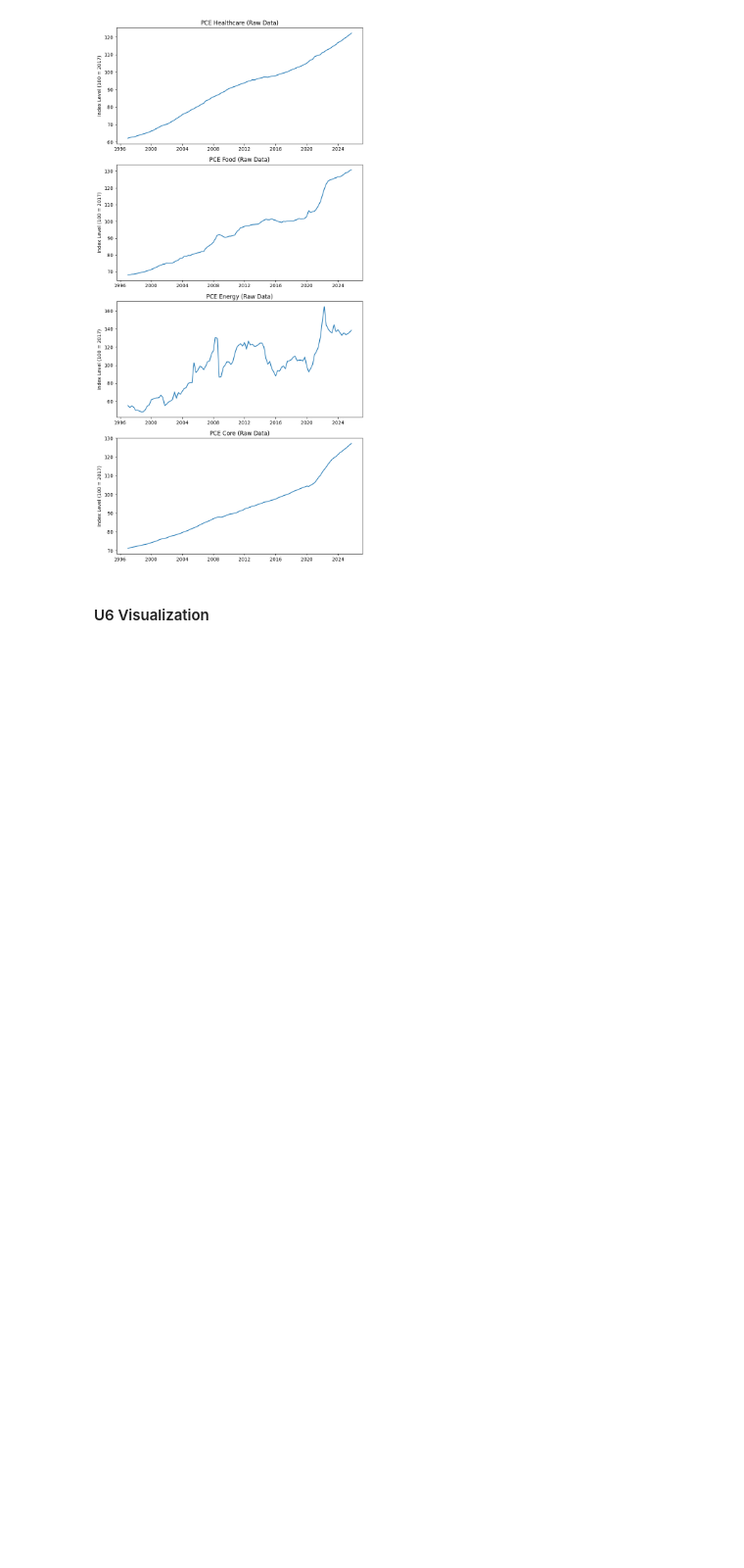
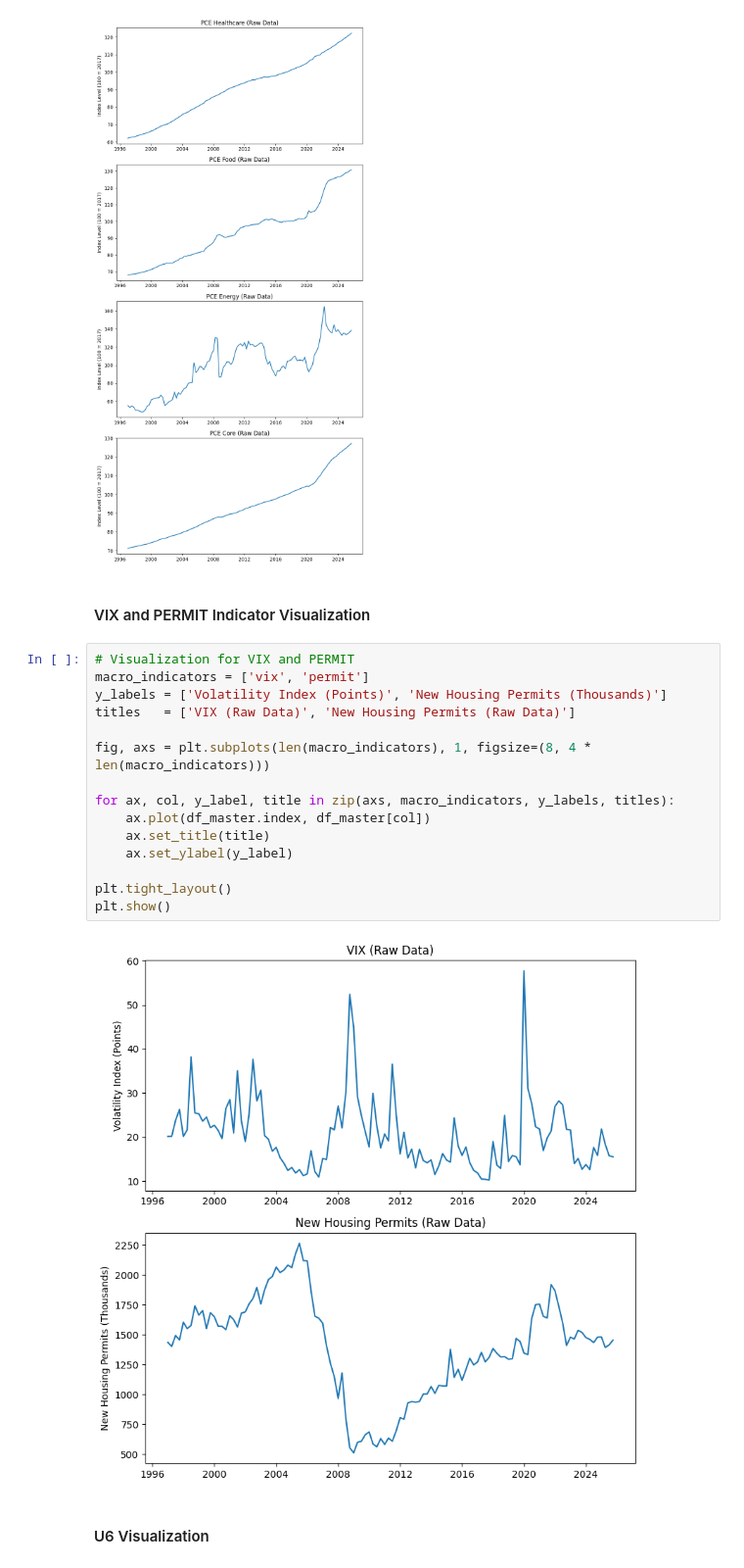
Before and after one commit to emcgeever-husky/Lam-McGeever-2500, a Jupyter notebook: Lam_McGeever_FP.ipynb, the cells around one changed output. Shown at 98% size. Cells and saved outputs as stored; diff of their text form; blank space fills up the shorter version.

```diff
--- a/Lam_McGeever_FP.ipynb
+++ b/Lam_McGeever_FP.ipynb
@@ -154,6 +163,25 @@ plt.tight_layout()
 plt.show()
 # %% [output]
 [figure]
+# %% [markdown]
+#### VIX and PERMIT Indicator Visualization
+# %%
+# Visualization for VIX and PERMIT
+macro_indicators = ['vix', 'permit']
+y_labels = ['Volatility Index (Points)', 'New Housing Permits (Thousands)']
+titles   = ['VIX (Raw Data)', 'New Housing Permits (Raw Data)']
+
+fig, axs = plt.subplots(len(macro_indicators), 1, figsize=(8, 4 * len(macro_indicators)))
+
+for ax, col, y_label, title in zip(axs, macro_indicators, y_labels, titles):
+    ax.plot(df_master.index, df_master[col])
+    ax.set_title(title)
+    ax.set_ylabel(y_label)
+
+plt.tight_layout()
+plt.show()
+# %% [output]
+[figure, added]
 # %% [markdown]
 #### U6 Visualization
 # %%
```
Also changed, not shown: parts of 21 cells of this notebook, 1 other file.
